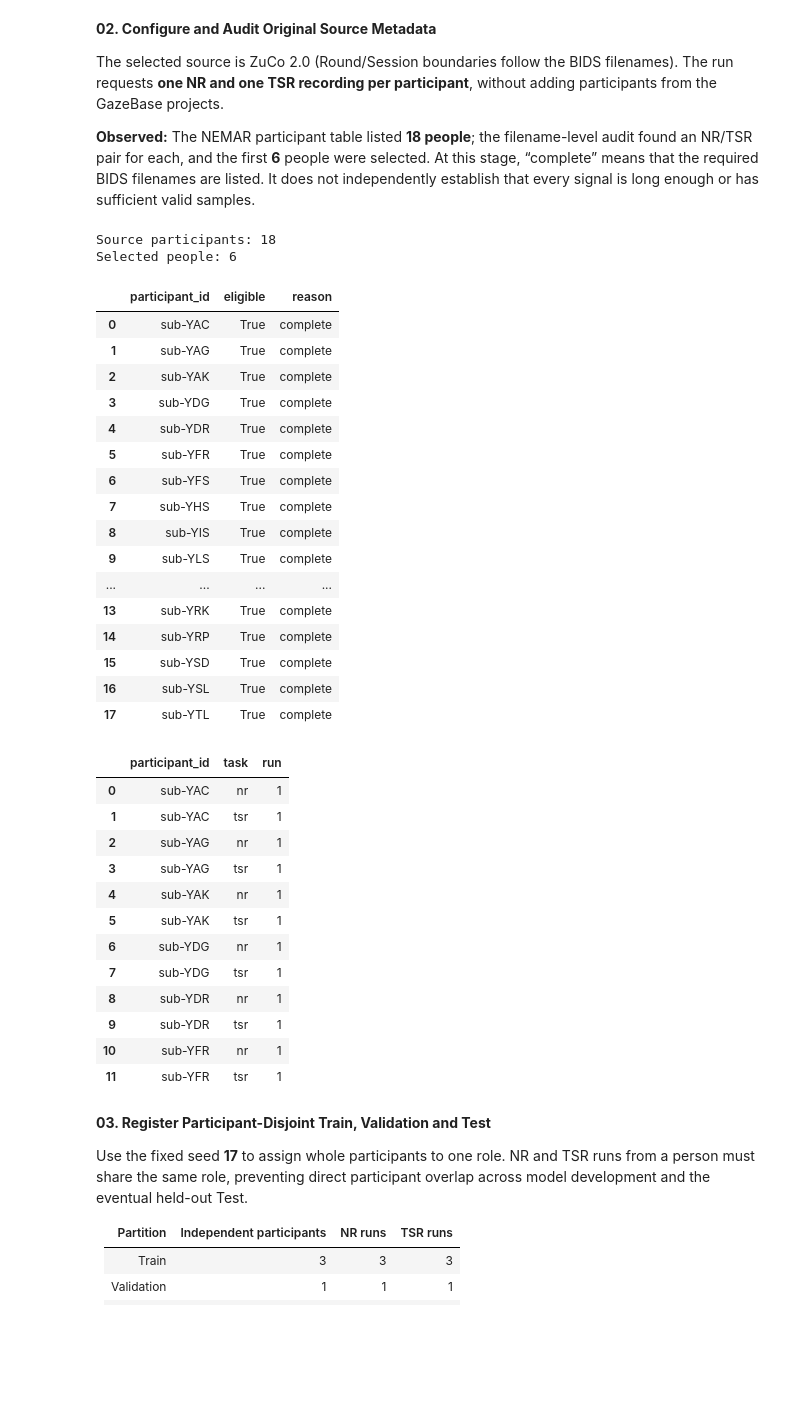
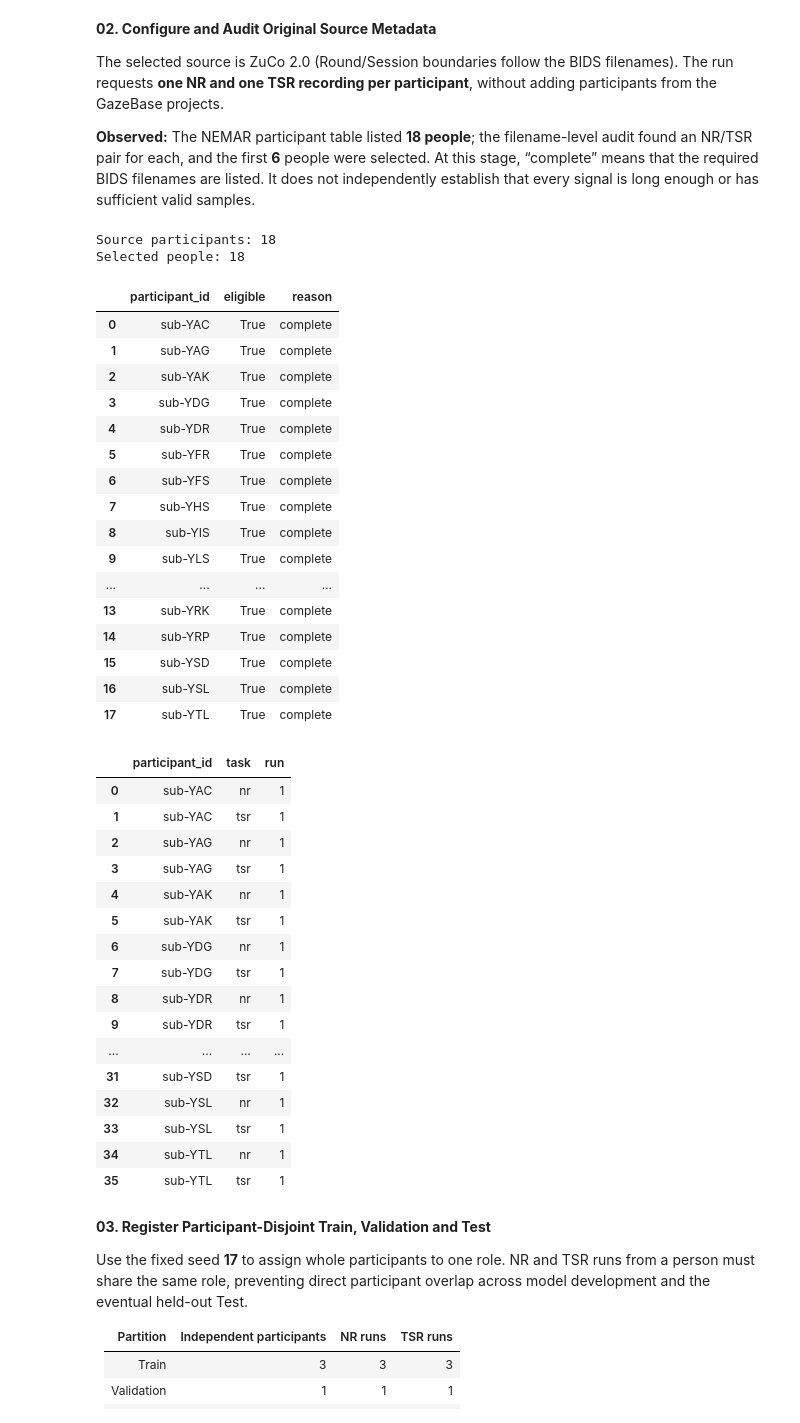
Before and after one commit to RezaSaadatyar/Eye-Tracking-Neurocognitive-Intelligence, a Jupyter notebook: eeg_eye_tracking_fusion/code/notebooks/01_zuco_source_audit_and_protocol.ipynb, the cells around one changed output. Saved outputs shown, nothing was run; the diff lists cells and outputs as text; code cells hidden in the pictures; blank space fills up the shorter version.

```diff
--- a/eeg_eye_tracking_fusion/code/notebooks/01_zuco_source_audit_and_protocol.ipynb
+++ b/eeg_eye_tracking_fusion/code/notebooks/01_zuco_source_audit_and_protocol.ipynb
@@ -107,7 +107,7 @@ The selected source is ZuCo 2.0 (Round/Session boundaries follow the BIDS filena
 # %%
 # ============== 02. Configure Source and Read Dataset Metadata ===============
 
-MAX_PARTICIPANTS = 6
+MAX_PARTICIPANTS = 18
 RUNS_PER_TASK = 1
 REQUEST = session()
 participants = metadata_table('participants.tsv', REQUEST)
@@ -120,37 +120,41 @@ display(eligibility)
 display(source[['participant_id', 'task', 'run']])
 # %% [output]
 Source participants: 18
-Selected people: 6
+Selected people: 18
 |  | participant_id | eligible | reason |
 | 0 | sub-YAC | True | complete |
 | 1 | sub-YAG | True | complete |
 | 2 | sub-YAK | True | complete |
 | 3 | sub-YDG | True | complete |
 | 4 | sub-YDR | True | complete |
 | 5 | sub-YFR | True | complete |
 | 6 | sub-YFS | True | complete |
 | 7 | sub-YHS | True | complete |
 | 8 | sub-YIS | True | complete |
 | 9 | sub-YLS | True | complete |
 | ... | ... | ... | ... |
 | 13 | sub-YRK | True | complete |
 | 14 | sub-YRP | True | complete |
 | 15 | sub-YSD | True | complete |
 | 16 | sub-YSL | True | complete |
 | 17 | sub-YTL | True | complete |
 |  | participant_id | task | run |
 | 0 | sub-YAC | nr | 1 |
 | 1 | sub-YAC | tsr | 1 |
 | 2 | sub-YAG | nr | 1 |
 | 3 | sub-YAG | tsr | 1 |
 | 4 | sub-YAK | nr | 1 |
 | 5 | sub-YAK | tsr | 1 |
 | 6 | sub-YDG | nr | 1 |
 | 7 | sub-YDG | tsr | 1 |
 | 8 | sub-YDR | nr | 1 |
 | 9 | sub-YDR | tsr | 1 |
-| 10 | sub-YFR | nr | 1 |
-| 11 | sub-YFR | tsr | 1 |
+| ... | ... | ... | ... |
+| 31 | sub-YSD | tsr | 1 |
+| 32 | sub-YSL | nr | 1 |
+| 33 | sub-YSL | tsr | 1 |
+| 34 | sub-YTL | nr | 1 |
+| 35 | sub-YTL | tsr | 1 |
 # %% [markdown]
 **03. Register Participant-Disjoint Train, Validation and Test**
 
```
Also changed, not shown: parts of 5 cells of this notebook, 6 other files.
